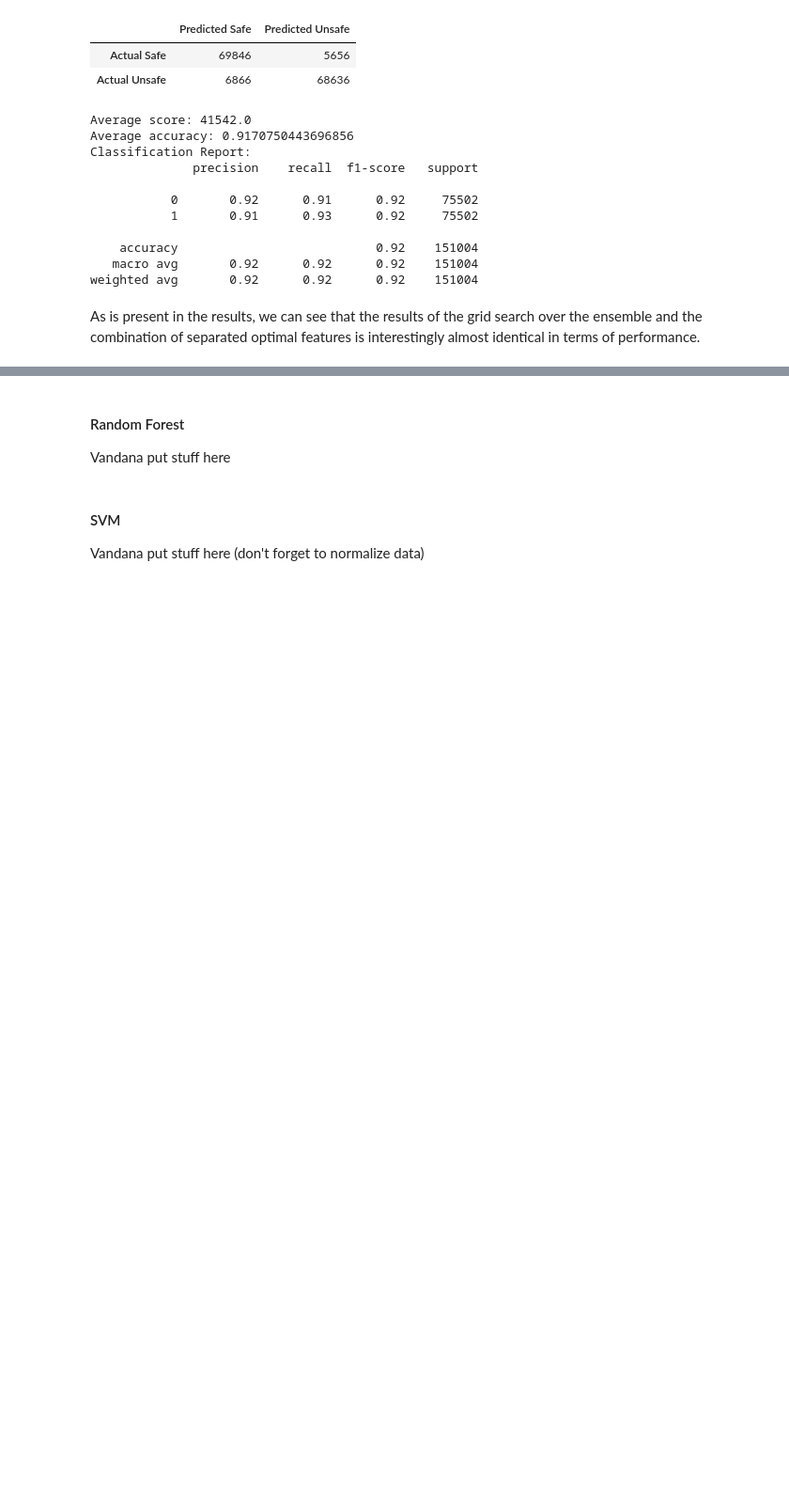
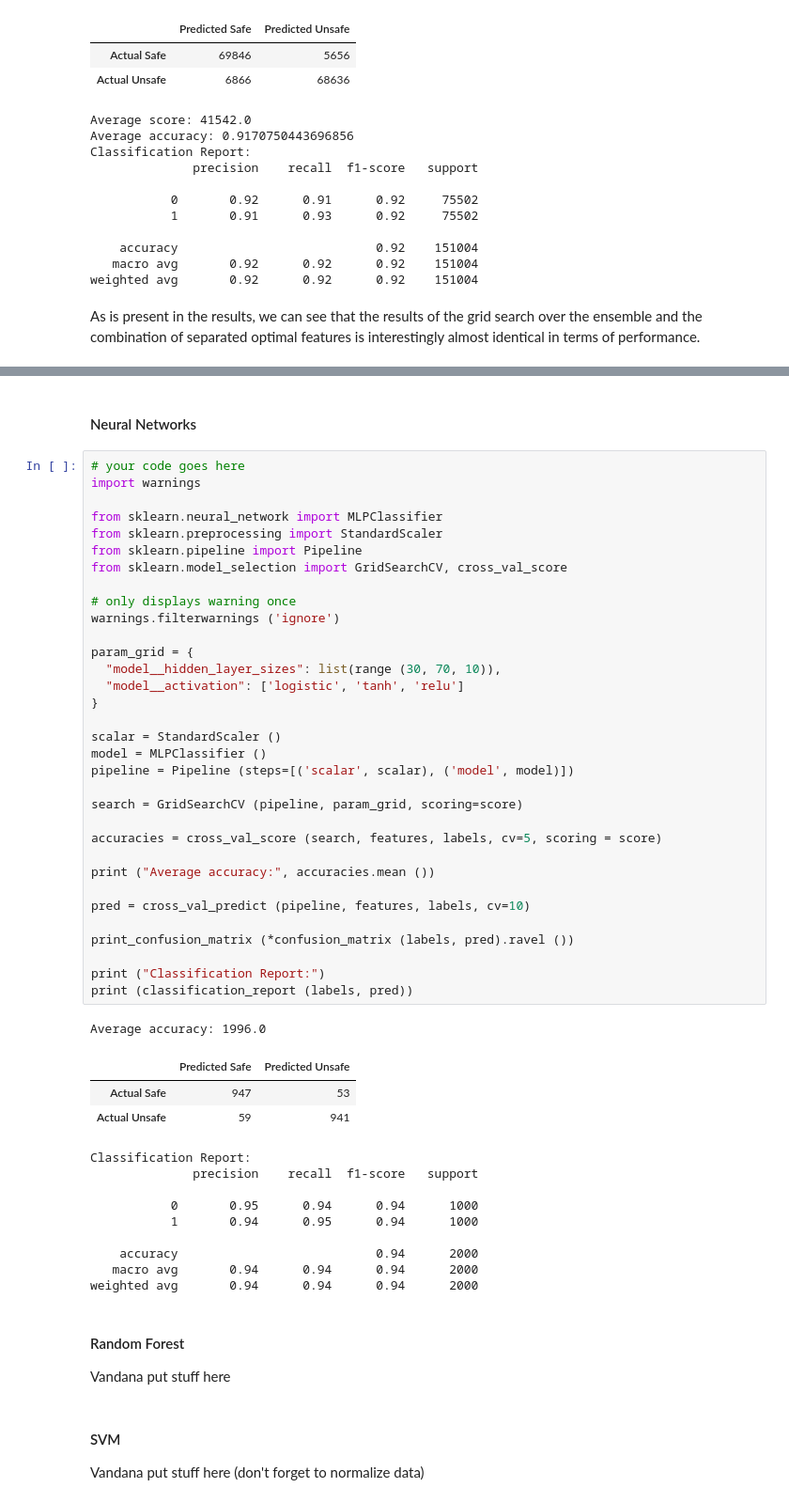
Before and after one commit to ayaabdelgawad/categorize-viruses, a Jupyter notebook: mal-classifier.ipynb, the cells around one changed output, grey strips where cells are left out. Shown at 94% size. Saved outputs shown, nothing was run; the diff lists cells and outputs as text; blank space fills up the shorter version.

```diff
--- a/mal-classifier.ipynb
+++ b/mal-classifier.ipynb
@@ -936,3 +990,52 @@ Eric put stuff here (dont forget to normalize)
+# %% [markdown]
+#### Neural Networks
+# %%
+# your code goes here
+import warnings
+
+from sklearn.neural_network import MLPClassifier
+from sklearn.preprocessing import StandardScaler
+from sklearn.pipeline import Pipeline
+from sklearn.model_selection import GridSearchCV, cross_val_score
+
+# only displays warning once
+warnings.filterwarnings ('ignore')
+
+param_grid = {
+  "model__hidden_layer_sizes": list(range (30, 70, 10)),
+  "model__activation": ['logistic', 'tanh', 'relu']
+}
+
+scalar = StandardScaler ()
+model = MLPClassifier ()
+pipeline = Pipeline (steps=[('scalar', scalar), ('model', model)])
+
+search = GridSearchCV (pipeline, param_grid, scoring=score)
+
+accuracies = cross_val_score (search, features, labels, cv=5, scoring = score)
+
+print ("Average accuracy:", accuracies.mean ())
+
+pred = cross_val_predict (pipeline, features, labels, cv=10)
+
+print_confusion_matrix (*confusion_matrix (labels, pred).ravel ())
+
+print ("Classification Report:")
+print (classification_report (labels, pred))
+# %% [output]
+Average accuracy: 1996.0
+|  | Predicted Safe | Predicted Unsafe |
+| Actual Safe | 947 | 53 |
+| Actual Unsafe | 59 | 941 |
+Classification Report:
+              precision    recall  f1-score   support
+
+           0       0.95      0.94      0.94      1000
+           1       0.94      0.95      0.94      1000
+
+    accuracy                           0.94      2000
+   macro avg       0.94      0.94      0.94      2000
+weighted avg       0.94      0.94      0.94      2000
 # %% [markdown]
 #### Random Forest
 Vandana put stuff here
```
Also changed, not shown: parts of 11 cells of this notebook.
